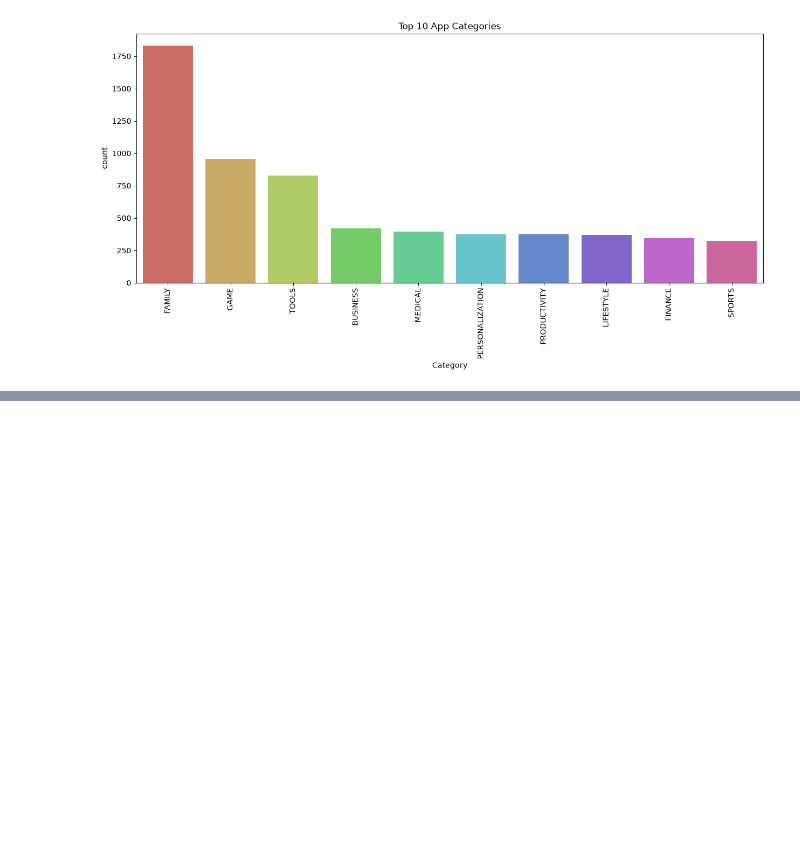
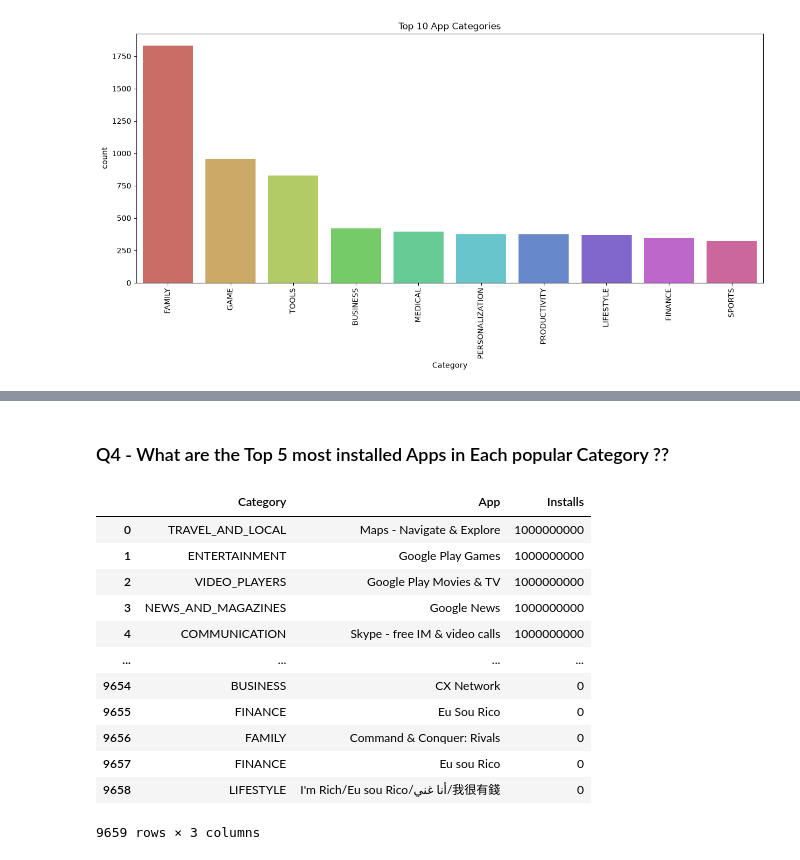
Before and after one commit to QaishGit/Data-Analyst, a Jupyter notebook: Python/10-Exploratory Data Analysis/10.3-google_playstore_dataset.ipynb, the cells around one changed output, grey strips where cells are left out. Saved outputs shown, nothing was run; the diff lists cells and outputs as text; code cells hidden in the pictures; blank space fills up the shorter version.

```diff
--- a/Python/10-Exploratory Data Analysis/10.3-google_playstore_dataset.ipynb
+++ b/Python/10-Exploratory Data Analysis/10.3-google_playstore_dataset.ipynb
@@ -509,0 +585,19 @@ plt.show()
+# %% [markdown]
+### Q4 - What are the Top 5 most installed Apps in Each popular Category ??
+# %%
+cat_apps_instl = df_copy.groupby(['Category', 'App'])['Installs'].sum().sort_values(ascending=False).reset_index()
+cat_apps_instl
+# %% [output]
+|  | Category | App | Installs |
+| 0 | TRAVEL_AND_LOCAL | Maps - Navigate & Explore | 1000000000 |
+| 1 | ENTERTAINMENT | Google Play Games | 1000000000 |
+| 2 | VIDEO_PLAYERS | Google Play Movies & TV | 1000000000 |
+| 3 | NEWS_AND_MAGAZINES | Google News | 1000000000 |
+| 4 | COMMUNICATION | Skype - free IM & video calls | 1000000000 |
+| ... | ... | ... | ... |
+| 9654 | BUSINESS | CX Network | 0 |
+| 9655 | FINANCE | Eu Sou Rico | 0 |
+| 9656 | FAMILY | Command & Conquer: Rivals | 0 |
+| 9657 | FINANCE | Eu sou Rico | 0 |
+| 9658 | LIFESTYLE | I'm Rich/Eu sou Rico/أنا غني/我很有錢 | 0 |
+9659 rows × 3 columns
```
Also changed, not shown: parts of 12 cells of this notebook.
